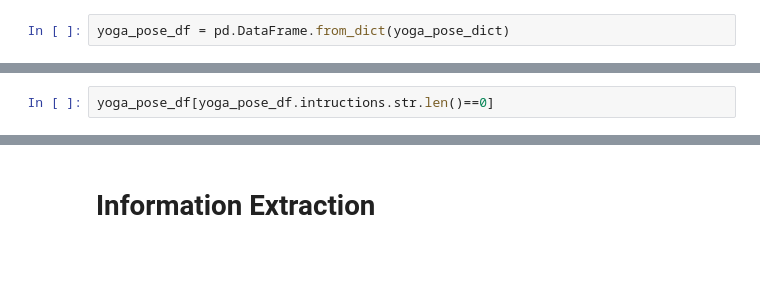
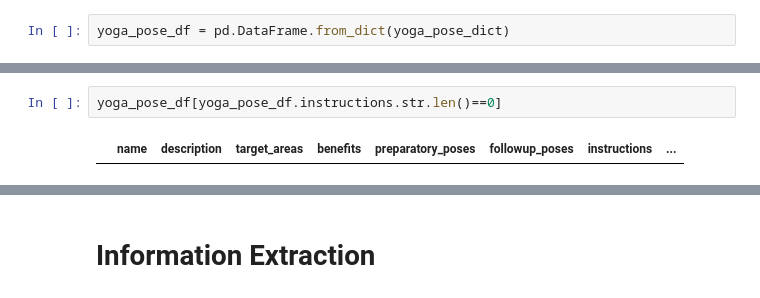
Before and after one commit to imdaredevil/fitness_kg, a Jupyter notebook: Information Extraction/Yoga IE.ipynb, the cells around one changed output, grey strips where cells are left out. Saved outputs shown, nothing was run; the diff lists cells and outputs as text; blank space fills up the shorter version.

```diff
--- a/Information Extraction/Yoga IE.ipynb
+++ b/Information Extraction/Yoga IE.ipynb
@@ -60,4 +79,6 @@ yoga_pose_df[yoga_pose_df.followup_poses.str.len()==0]
 # %%
-yoga_pose_df[yoga_pose_df.intructions.str.len()==0]
+yoga_pose_df[yoga_pose_df.instructions.str.len()==0]
+# %% [output]
+|  | name | description | target_areas | benefits | preparatory_poses | followup_poses | instructions | ... |
 # %%
 len(yoga_pose_df[yoga_pose_df.variation.str.len()==0].name)
```
Also changed, not shown: parts of 17 cells of this notebook, 3 other files.
